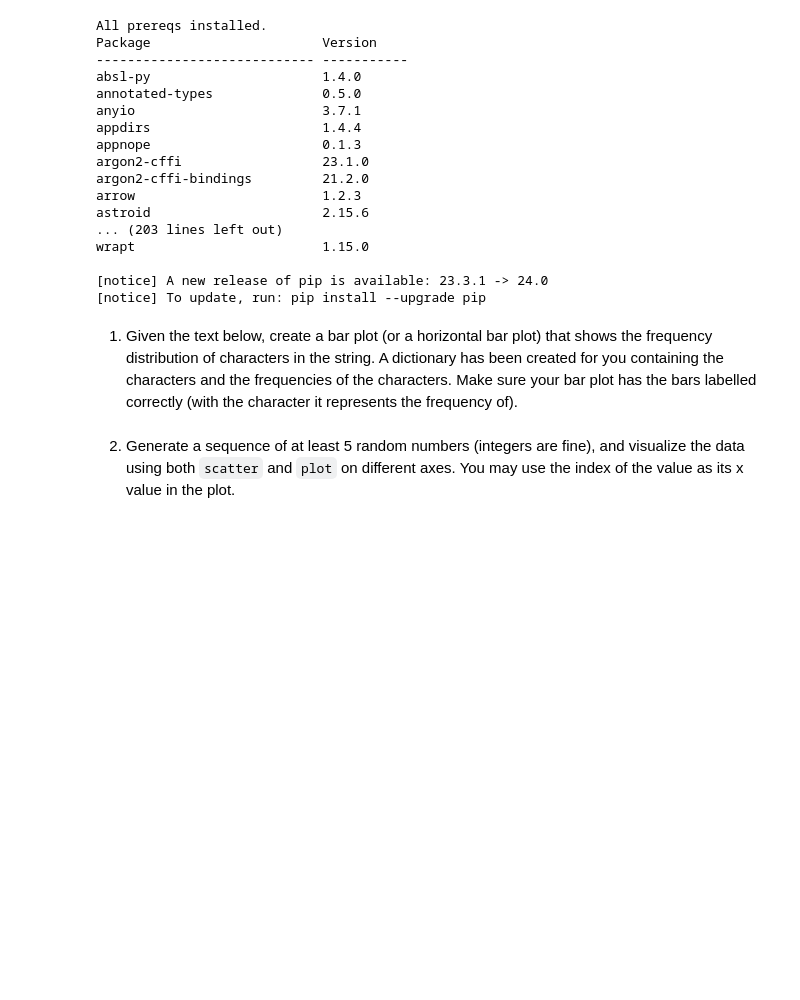
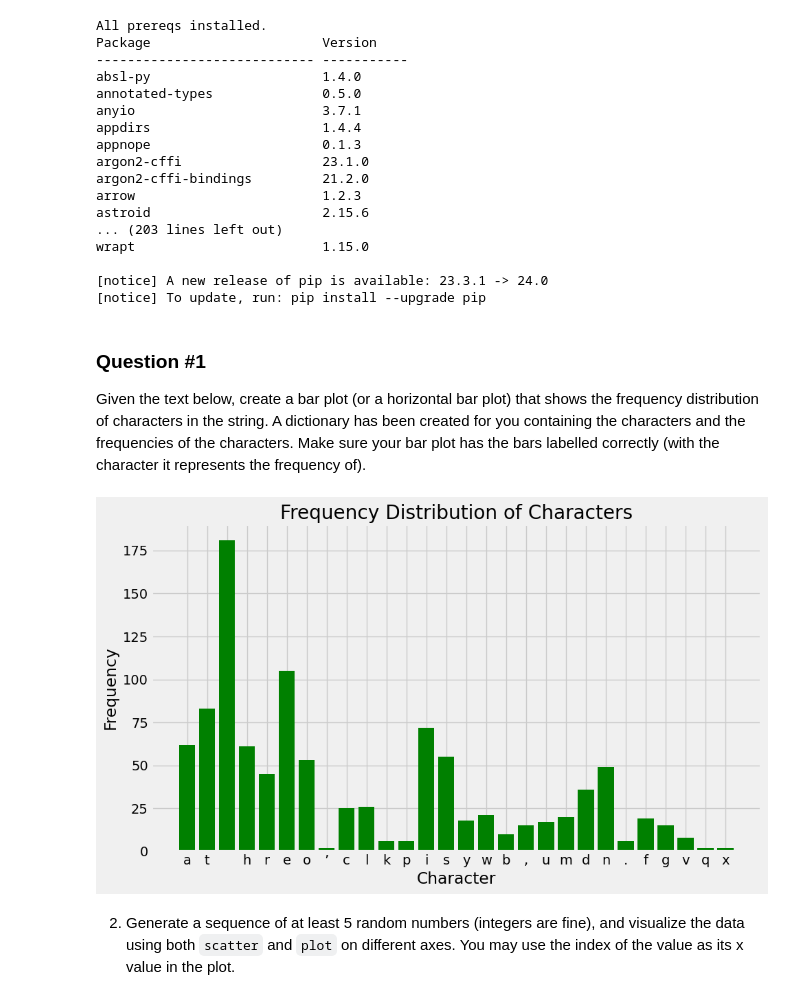
Before and after one commit to jakerood/pyplot, a Jupyter notebook: pyplot.ipynb, the cells around one changed output. Saved outputs shown, nothing was run; the diff lists cells and outputs as text; code cells hidden in the pictures; blank space fills up the shorter version.

Commit message:
Added bar chart for frequency distribution

```diff
--- a/pyplot.ipynb
+++ b/pyplot.ipynb
@@ -51,15 +51,29 @@ wrapt                        1.15.0
 [notice] A new release of pip is available: 23.3.1 -> 24.0
 [notice] To update, run: pip install --upgrade pip
 # %% [markdown]
-1. Given the text below, create a bar plot (or a horizontal bar plot) that shows the frequency distribution of characters in the string.
+### Question #1
+
+Given the text below, create a bar plot (or a horizontal bar plot) that shows the frequency distribution of characters in the string.
 A dictionary has been created for you containing the characters and the frequencies of the characters.
 Make sure your bar plot has the bars labelled correctly (with the character it represents the frequency of).
 # %%
 from collections import Counter
 TEXT = "At three o’clock precisely I was at Baker Street, but Holmes had not yet returned. The landlady informed me that he had left the house shortly after eight o’clock in the morning. I sat down beside the fire, however, with the intention of awaiting him, however long he might be. I was already deeply interested in his inquiry, for, though it was surrounded by none of the grim and strange features which were associated with the two crimes which I have already recorded, still, the nature of the case and the exalted station of his client gave it a character of its own. Indeed, apart from the nature of the investigation which my friend had on hand, there was something in his masterly grasp of a situation, and his keen, incisive reasoning, which made it a pleasure to me to study his system of work, and to follow the quick, subtle methods by which he disentangled the most inextricable mysteries. So accustomed was I to his invariable success that the very possibility of his failing had ceased to enter into my head.".lower()
 letter_freq = dict(Counter(TEXT))
 
 # make a bar plot with an appropriate title, correct xtick labels, and labeled axes
+import matplotlib.pyplot as plt
+
+plt.style.use('fivethirtyeight')
+plt.figure(figsize=(10, 6))
+plt.bar(letter_freq.keys(), letter_freq.values(), color='green')
+plt.title('Frequency Distribution of Characters')
+plt.xlabel('Character')
+plt.ylabel('Frequency')
+plt.tight_layout()
+plt.show()
+# %% [output]
+[figure, added]
 # %% [markdown]
 2. Generate a sequence of at least 5 random numbers (integers are fine), and visualize the data using both `scatter` and `plot` on different axes.  You may use the index of the value as its x value in the plot.
 # %% [markdown]
```
